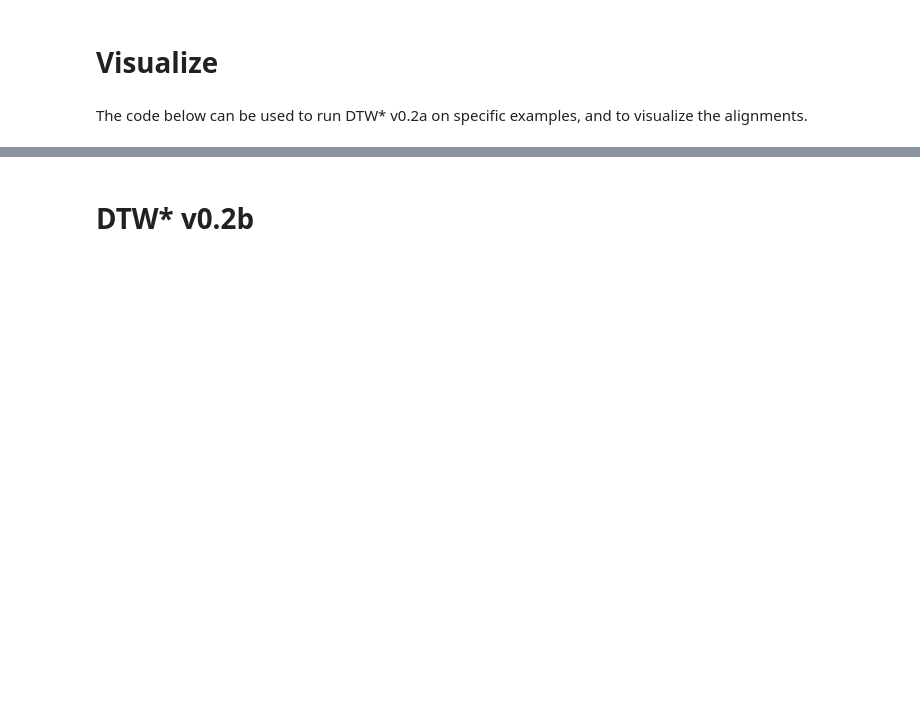
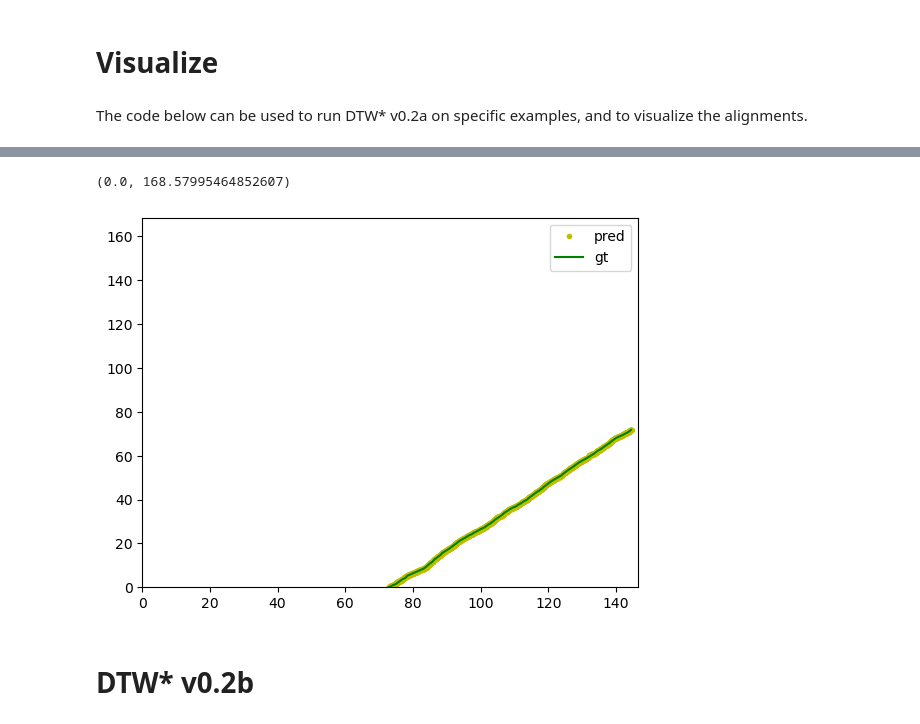
Before and after one commit to HMC-MIR/FlexDTW, a Jupyter notebook: DTWStar.ipynb, the cells around one changed output, grey strips where cells are left out. Cells and saved outputs as stored; diff of their text form; code cells hidden in the pictures; blank space fills up the shorter version.

```diff
--- a/DTWStar.ipynb
+++ b/DTWStar.ipynb
@@ -241,9 +248,12 @@ plt.axvline(mapFrame(gt1[-1], gt2[-1], (F1.shape[1]*hop_sec, F2.shape[1]*hop_sec
 # %%
-plt.plot(wp[0,:]*hop_sec, wp[1,:]*hop_sec, 'y.')
-plt.plot(gt1, gt2, 'g')
-plt.legend(['pred', 'gt'])
-plt.xlim([0, F1.shape[1]*hop_sec+2])
-plt.ylim([0, F2.shape[1]*hop_sec+2])
+# plt.plot(wp[0,:]*hop_sec, wp[1,:]*hop_sec, 'y.')
+# plt.plot(gt1, gt2, 'g')
+# plt.legend(['pred', 'gt'])
+# plt.xlim([0, F1.shape[1]*hop_sec+2])
+# plt.ylim([0, F2.shape[1]*hop_sec+2])
+# %% [output]
+(0.0, 168.57995464852607)
+[figure, added]
 # %% [markdown]
 # DTW* v0.2b
 # %% [markdown]
```
Also changed, not shown: parts of 9 cells of this notebook.
